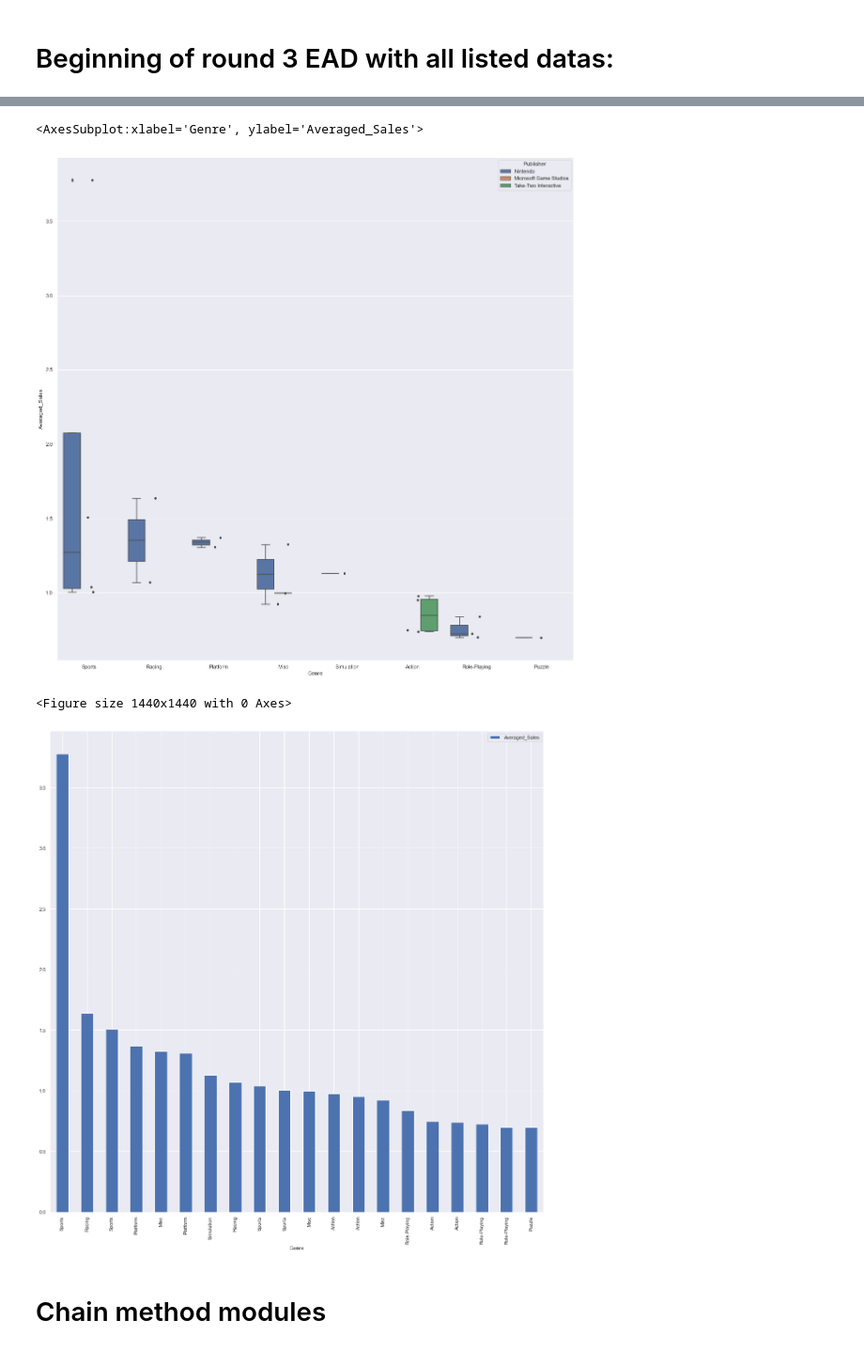
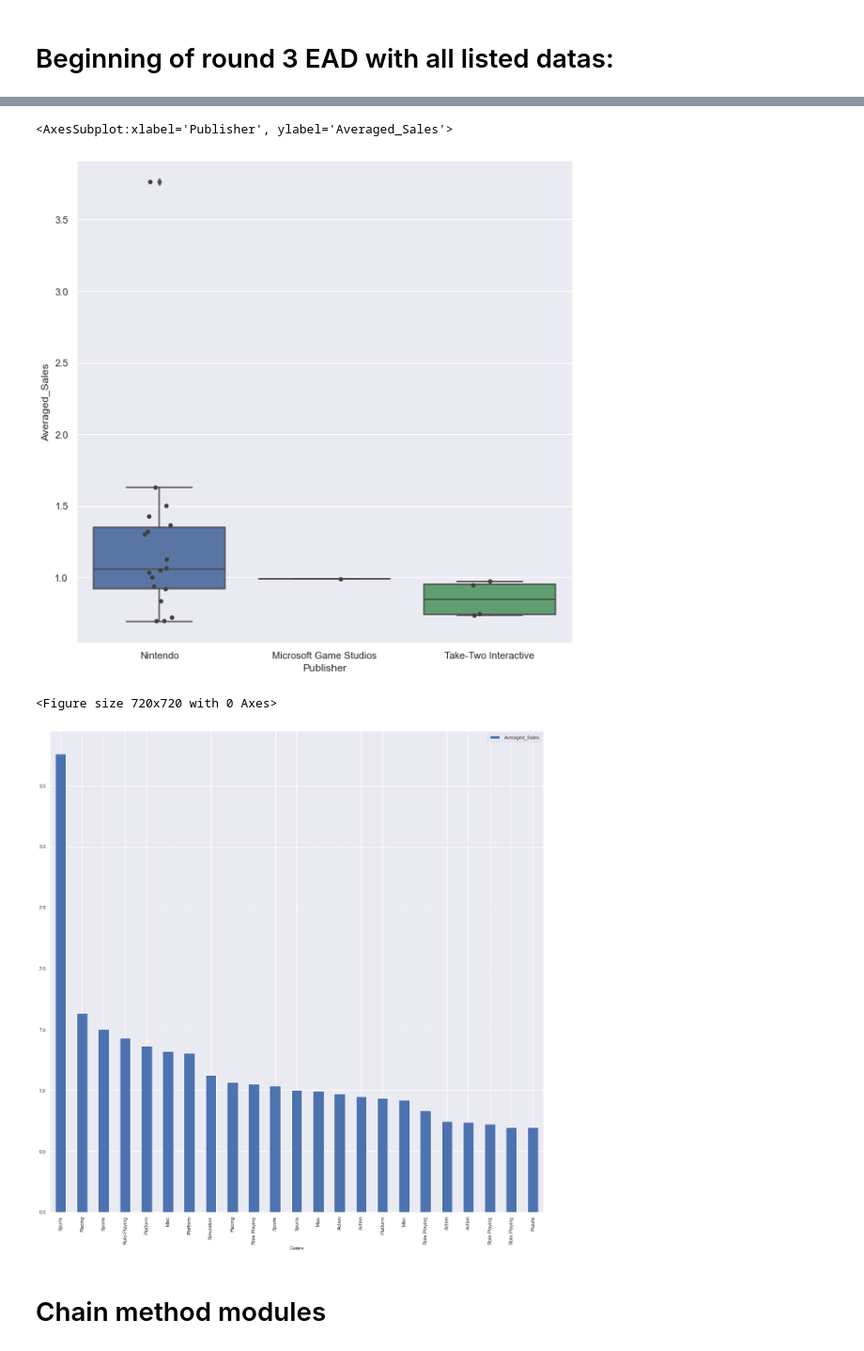
Before and after one commit to data301-2020-winter1/course-project-group_6002, a Jupyter notebook: analysis/Brian/Milestone 2 Analysis.ipynb, the cells around one changed output, grey strips where cells are left out. Shown: that part at 94% size. Drawn from its saved outputs; the diff is of its cells as text; code cells hidden in the pictures.

Commit message:
Some progress, more plots

```diff
--- a/analysis/Brian/Milestone 2 Analysis.ipynb
+++ b/analysis/Brian/Milestone 2 Analysis.ipynb
@@ -285,7 +285,7 @@ def load_and_process_all(filePath):
         pd.read_csv(filePath,
         usecols = ["Rank", "Name", "Publisher", "Platform", "Genre", "Global_Sales", "Year"]) # So far our only focus of work
         .sort_values(by= "Global_Sales", ascending = False) # Cash money check
-        .loc[lambda x: x["Year"] >= 2000] # Check for only recent games
+        .loc[lambda x: x["Year"] >= 1990] # Check for only recent games
         .dropna(axis = 0, thresh = 3) # Drop any NA values completely
         .loc[lambda x: x["Global_Sales"].between(15, 90.00)]
         #Excessive low number sales mess up our median so we are removing it for now by specifying values between 15-90
@@ -320,17 +320,17 @@ sns.pairplot(dfAll, hue = "Genre", diag_kind="hist", corner = True)
 # %%
-plt.figure(figsize=(20, 20))
-sns.boxplot(data = dfAll, x = "Genre", y = "Averaged_Sales",hue = "Publisher")
+plt.figure(figsize=(10, 10))
+sns.boxplot(data = dfAll, x = "Publisher", y = "Averaged_Sales")
 # swarm plot to display the datapoints over the box plot
-sns.stripplot(data = dfAll, x = "Genre", y = "Averaged_Sales", color = "0.25")
+sns.stripplot(data = dfAll, x = "Publisher", y = "Averaged_Sales", color = "0.25")
 # %% [output]
-<AxesSubplot:xlabel='Genre', ylabel='Averaged_Sales'>
+<AxesSubplot:xlabel='Publisher', ylabel='Averaged_Sales'>
-[figure, old version]
+[figure, new version]
 # %%
-plt.figure(figsize=(20, 20))
+plt.figure(figsize=(10, 10))
 b = dfAll.plot.bar(x = "Genre", y = "Averaged_Sales", stacked = True, figsize=(20,20))
 # %% [output]
-<Figure size 1440x1440 with 0 Axes>
+<Figure size 720x720 with 0 Axes>
-[figure, old version]
+[figure, new version]
 # %% [markdown]
 # Chain method modules
 # %%
```
Also changed, not shown: parts of 11 cells of this notebook, 2 other files.
